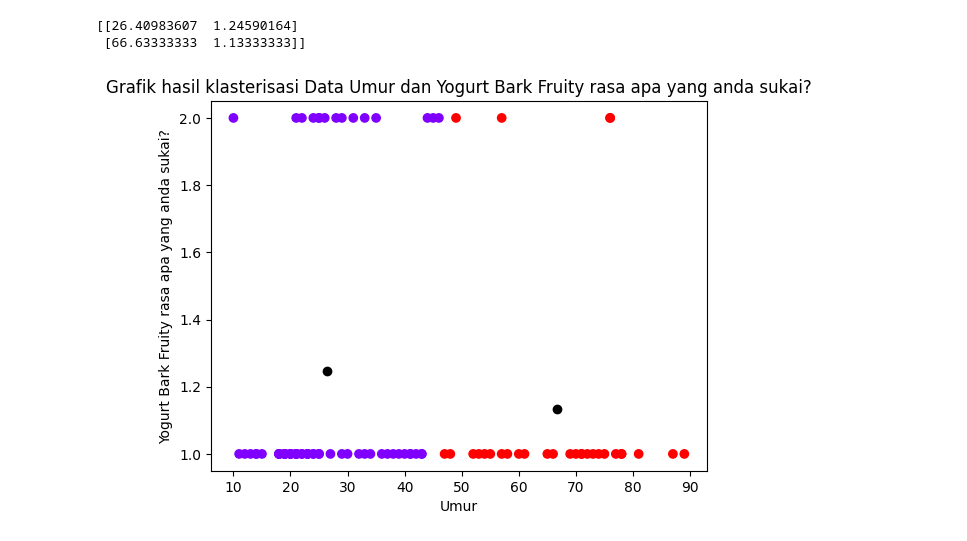
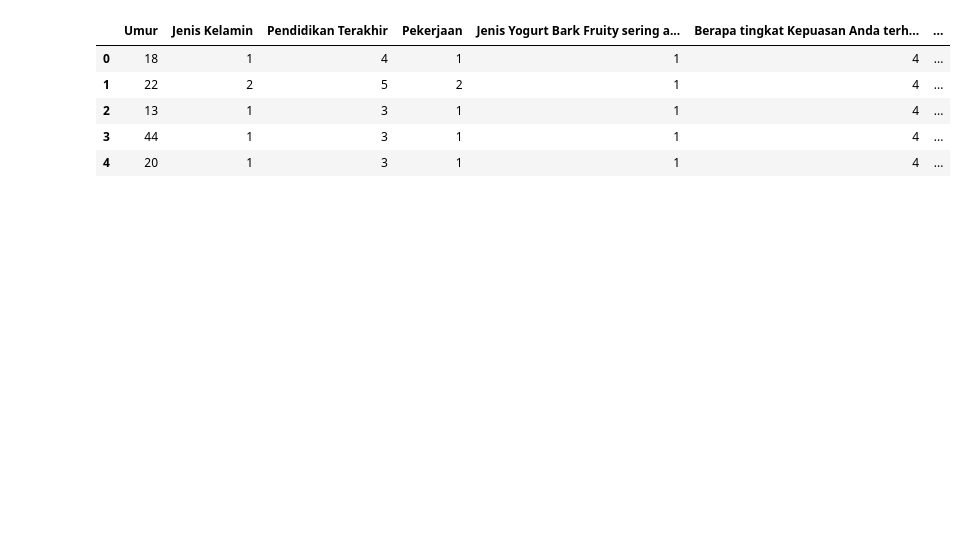
Before and after one commit to KristinBrGultom/Skripsi, a Jupyter notebook: Skripsi.ipynb, the cells around one changed output. Saved outputs shown, nothing was run; the diff lists cells and outputs as text; code cells hidden in the pictures; blank space fills up the shorter version.

```diff
--- a/Skripsi.ipynb
+++ b/Skripsi.ipynb
@@ -86,17 +8,11 @@ plt.show()
-# %%
-#Menampilkan nilai Centroid yang akan digenerate oleh algoritma
-print(kmeans.cluster_centers_)
-# %% [output]
-[[26.40983607  1.24590164]
- [66.63333333  1.13333333]]
-# %%
-#Plot Data Point
-#memvisualisasikan hasil kalasterisasi Data Pelanggan
-plt.scatter(X[:,0], X[:,1], c=kmeans.labels_, cmap='rainbow')
-plt.scatter(kmeans.cluster_centers_[:,0], kmeans.cluster_centers_[:,1], color='black')
-plt.xlabel("Umur")
-plt.ylabel("Yogurt Bark Fruity rasa apa yang anda sukai?")
-plt.title("Grafik hasil klasterisasi Data Umur dan Yogurt Bark Fruity rasa apa yang anda sukai?")
-plt.show()
-# %% [output]
-[figure, removed]
+# %%
+#mengimport  data dalam bentuk csv
+dfkp = pd.read_csv('KuisionerPenelitian.csv',sep=',',engine='python')
+dfkp.head()
+# %% [output]
+|  | Umur | Jenis Kelamin | Pendidikan Terakhir | Pekerjaan | Jenis Yogurt Bark Fruity sering a... | Berapa tingkat Kepuasan Anda terh... | ... |
+| 0 | 18 | 1 | 4 | 1 | 1 | 4 | ... |
+| 1 | 22 | 2 | 5 | 2 | 1 | 4 | ... |
+| 2 | 13 | 1 | 3 | 1 | 1 | 4 | ... |
+| 3 | 44 | 1 | 3 | 1 | 1 | 4 | ... |
+| 4 | 20 | 1 | 3 | 1 | 1 | 4 | ... |
```
Also changed, not shown: parts of 21 cells of this notebook, 1 other file.
